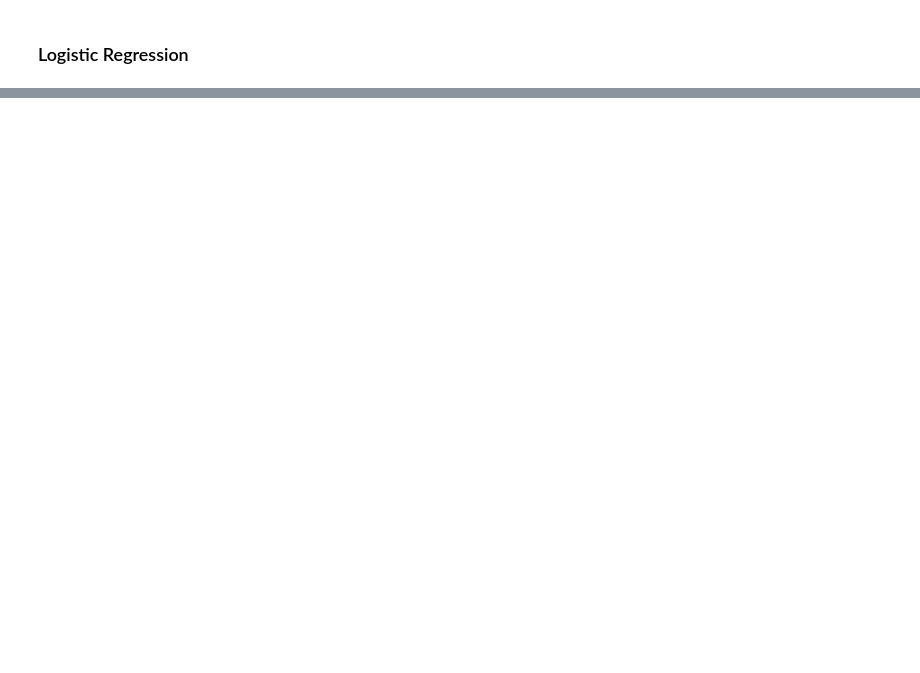
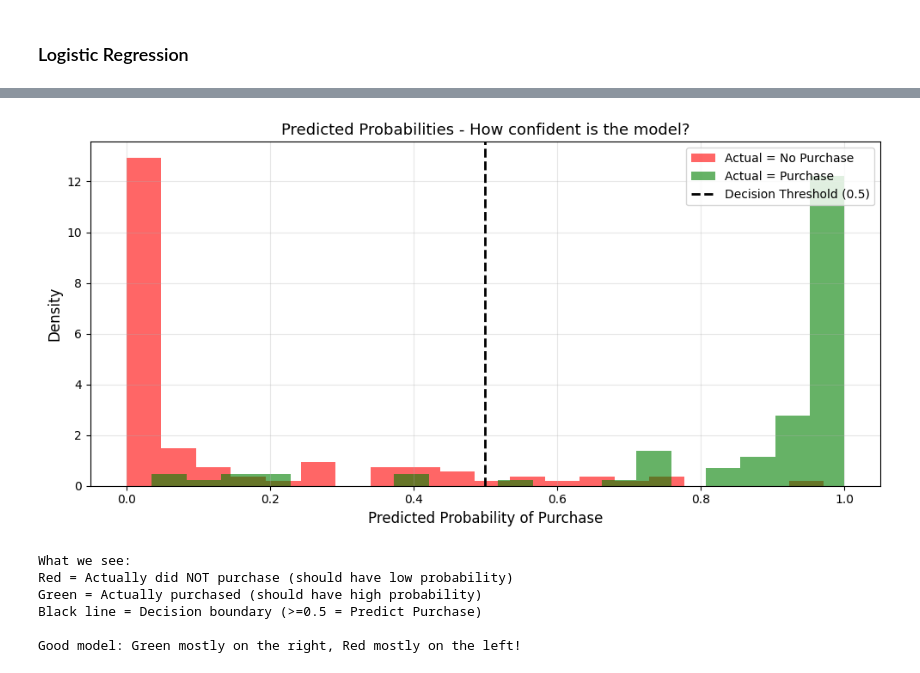
Before and after one commit to hima879/aiml, a Jupyter notebook: logistic_regression/Practical.ipynb, the cells around one changed output, grey strips where cells are left out. Drawn from its saved outputs; the diff is of its cells as text; code cells hidden in the pictures; blank space fills up the shorter version.

```diff
--- a/logistic_regression/Practical.ipynb
+++ b/logistic_regression/Practical.ipynb
@@ -261,0 +262,40 @@ Your model is 96.8% accurate at separating classes.
+# %%
+# Plot distribution of predicted probabilities
+plt.figure(figsize=(10, 5))
+
+# Separate probabilities by actual class
+prob_actual_0 = y_prob[y_test == 0]  # Probabilities for actual "No"
+prob_actual_1 = y_prob[y_test == 1]  # Probabilities for actual "Yes"
+
+# Histograms
+plt.hist(prob_actual_0, bins=20, alpha=0.6, label='Actual = No Purchase',
+         color='red', density=True)
+plt.hist(prob_actual_1, bins=20, alpha=0.6, label='Actual = Purchase',
+         color='green', density=True)
+
+# Decision threshold line
+plt.axvline(x=0.5, color='black', linestyle='--', linewidth=2,
+           label='Decision Threshold (0.5)')
+
+plt.xlabel('Predicted Probability of Purchase', fontsize=12)
+plt.ylabel('Density', fontsize=12)
+plt.title('Predicted Probabilities - How confident is the model?', fontsize=13)
+plt.legend()
+plt.grid(True, alpha=0.3)
+
+plt.tight_layout()
+plt.show()
+
+print("\nWhat we see:")
+print("Red = Actually did NOT purchase (should have low probability)")
+print("Green = Actually purchased (should have high probability)")
+print("Black line = Decision boundary (>=0.5 = Predict Purchase)")
+print("\nGood model: Green mostly on the right, Red mostly on the left!")
+# %% [output]
+[figure, added]
+What we see:
+Red = Actually did NOT purchase (should have low probability)
+Green = Actually purchased (should have high probability)
+Black line = Decision boundary (>=0.5 = Predict Purchase)
+
+Good model: Green mostly on the right, Red mostly on the left!
```
Also changed, not shown: parts of 11 cells of this notebook.
